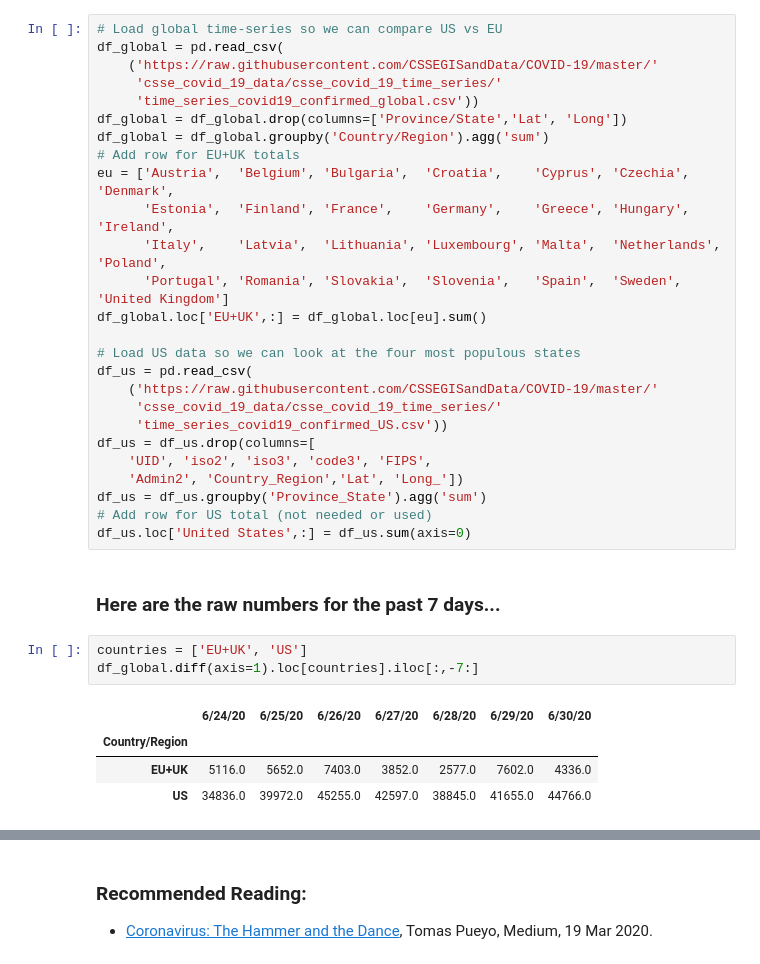
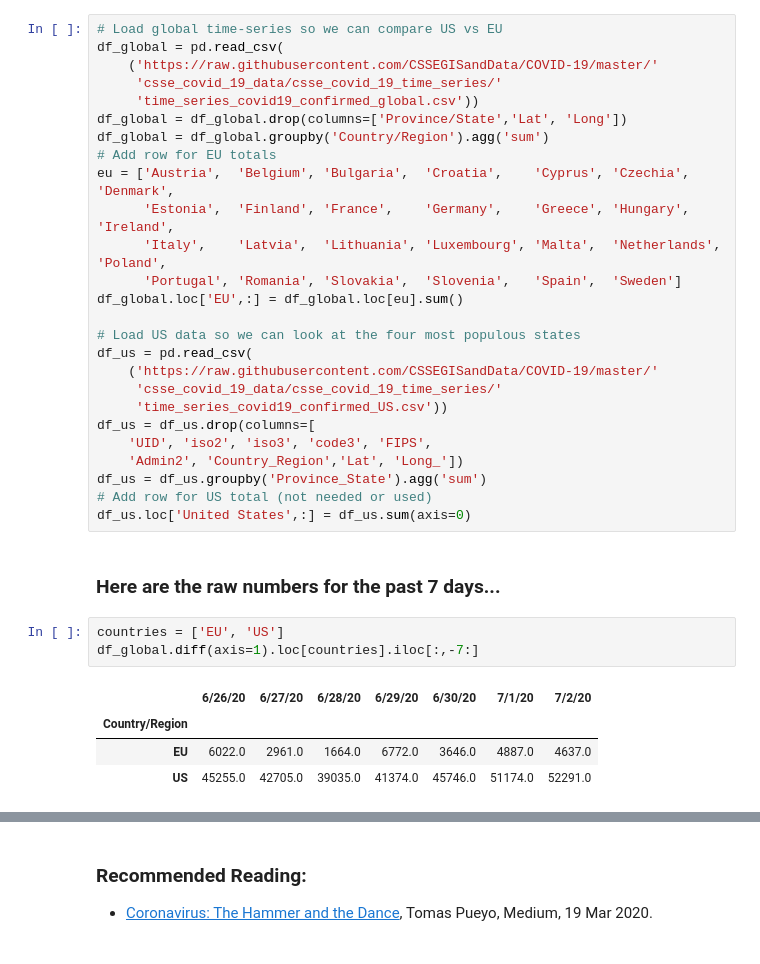
Before and after one commit to Miguel-O-Matic/Check-Pueyos-Prediction, a Jupyter notebook: pueyo.ipynb, the cells around one changed output, grey strips where cells are left out. Saved outputs shown, nothing was run; the diff lists cells and outputs as text.

```diff
--- a/pueyo.ipynb
+++ b/pueyo.ipynb
@@ -62,12 +62,12 @@ df_global = pd.read_csv(
      'time_series_covid19_confirmed_global.csv'))
 df_global = df_global.drop(columns=['Province/State','Lat', 'Long'])
 df_global = df_global.groupby('Country/Region').agg('sum')
-# Add row for EU+UK totals
+# Add row for EU totals
 eu = ['Austria',  'Belgium', 'Bulgaria',  'Croatia',    'Cyprus', 'Czechia',     'Denmark',
       'Estonia',  'Finland', 'France',    'Germany',    'Greece', 'Hungary',     'Ireland',
       'Italy',    'Latvia',  'Lithuania', 'Luxembourg', 'Malta',  'Netherlands', 'Poland',
-      'Portugal', 'Romania', 'Slovakia',  'Slovenia',   'Spain',  'Sweden',      'United Kingdom']
-df_global.loc['EU+UK',:] = df_global.loc[eu].sum()
+      'Portugal', 'Romania', 'Slovakia',  'Slovenia',   'Spain',  'Sweden']
+df_global.loc['EU',:] = df_global.loc[eu].sum()
 
 # Load US data so we can look at the four most populous states
 df_us = pd.read_csv(
@@ -83,13 +83,13 @@ df_us.loc['United States',:] = df_us.sum(axis=0)
 # %% [markdown]
 ### Here are the raw numbers for the past 7 days...
 # %%
-countries = ['EU+UK', 'US']
+countries = ['EU', 'US']
 df_global.diff(axis=1).loc[countries].iloc[:,-7:]
 # %% [output]
-|  | 6/24/20 | 6/25/20 | 6/26/20 | 6/27/20 | 6/28/20 | 6/29/20 | 6/30/20 |
+|  | 6/26/20 | 6/27/20 | 6/28/20 | 6/29/20 | 6/30/20 | 7/1/20 | 7/2/20 |
 | Country/Region |  |  |  |  |  |  |  |
-| EU+UK | 5116.0 | 5652.0 | 7403.0 | 3852.0 | 2577.0 | 7602.0 | 4336.0 |
-| US | 34836.0 | 39972.0 | 45255.0 | 42597.0 | 38845.0 | 41655.0 | 44766.0 |
+| EU | 6022.0 | 2961.0 | 1664.0 | 6772.0 | 3646.0 | 4887.0 | 4637.0 |
+| US | 45255.0 | 42705.0 | 39035.0 | 41374.0 | 45746.0 | 51174.0 | 52291.0 |
 # %%
 states = ['California', 'Texas', 'Florida', 'New York']
 df_us.diff(axis=1).loc[states].iloc[:,-7:]
```
Also changed, not shown: parts of 3 cells of this notebook, 1 other file.
